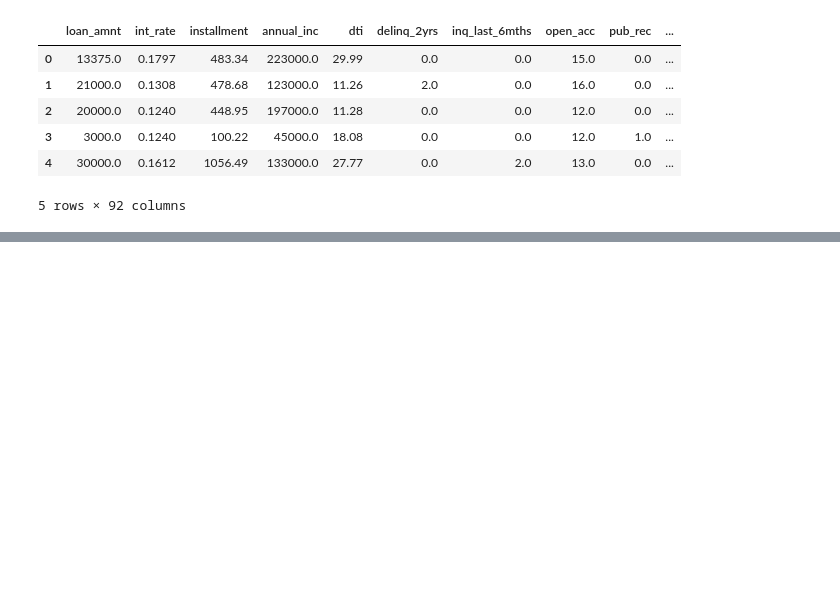
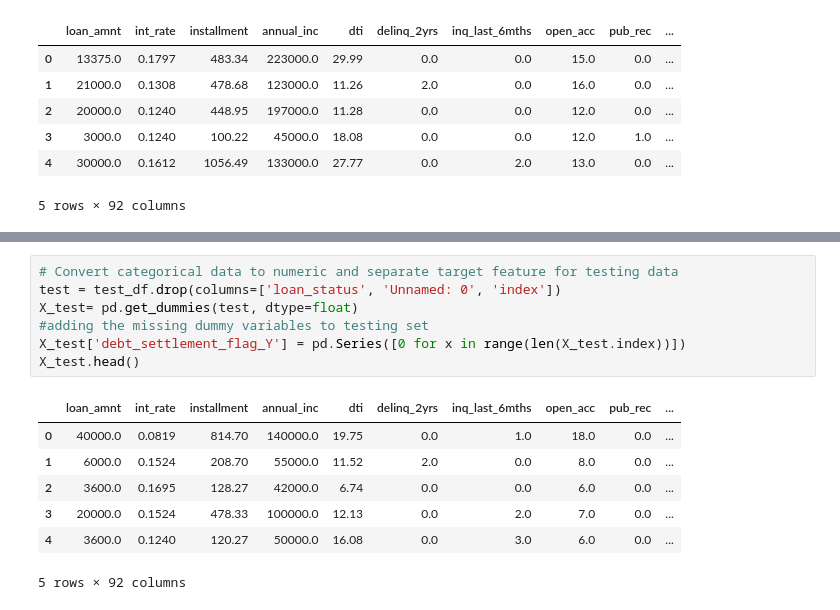
Before and after one commit to susanquiros/Supervised-Machine-Learning-Predicting-Credit-Risk-, a Jupyter notebook: Credit Risk Evaluator.ipynb, the cells around one changed output, grey strips where cells are left out. Cells and saved outputs as stored; diff of their text form; blank space fills up the shorter version.

```diff
--- a/Credit Risk Evaluator.ipynb
+++ b/Credit Risk Evaluator.ipynb
@@ -40,0 +97,15 @@ X_train.head()
+# %%
+# Convert categorical data to numeric and separate target feature for testing data
+test = test_df.drop(columns=['loan_status', 'Unnamed: 0', 'index'])
+X_test= pd.get_dummies(test, dtype=float)
+#adding the missing dummy variables to testing set
+X_test['debt_settlement_flag_Y'] = pd.Series([0 for x in range(len(X_test.index))])
+X_test.head()
+# %% [output]
+|  | loan_amnt | int_rate | installment | annual_inc | dti | delinq_2yrs | inq_last_6mths | open_acc | pub_rec | ... |
+| 0 | 40000.0 | 0.0819 | 814.70 | 140000.0 | 19.75 | 0.0 | 1.0 | 18.0 | 0.0 | ... |
+| 1 | 6000.0 | 0.1524 | 208.70 | 55000.0 | 11.52 | 2.0 | 0.0 | 8.0 | 0.0 | ... |
+| 2 | 3600.0 | 0.1695 | 128.27 | 42000.0 | 6.74 | 0.0 | 0.0 | 6.0 | 0.0 | ... |
+| 3 | 20000.0 | 0.1524 | 478.33 | 100000.0 | 12.13 | 0.0 | 2.0 | 7.0 | 0.0 | ... |
+| 4 | 3600.0 | 0.1240 | 120.27 | 50000.0 | 16.08 | 0.0 | 3.0 | 6.0 | 0.0 | ... |
+5 rows × 92 columns
```
Also changed, not shown: parts of 16 cells of this notebook.
